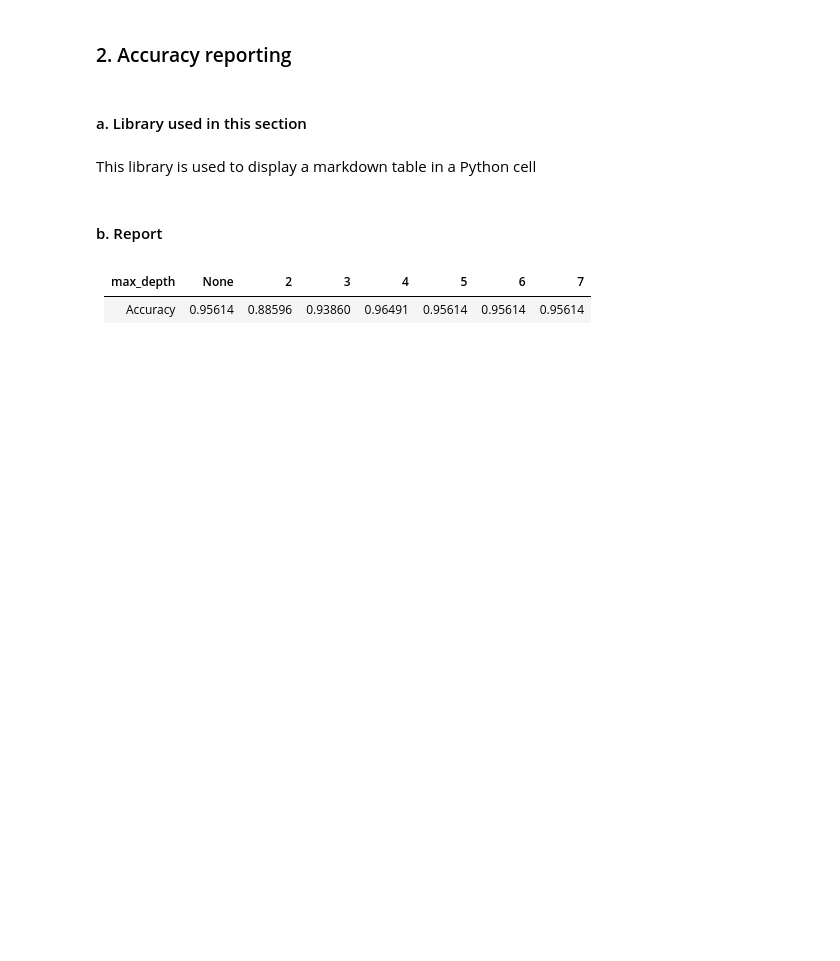
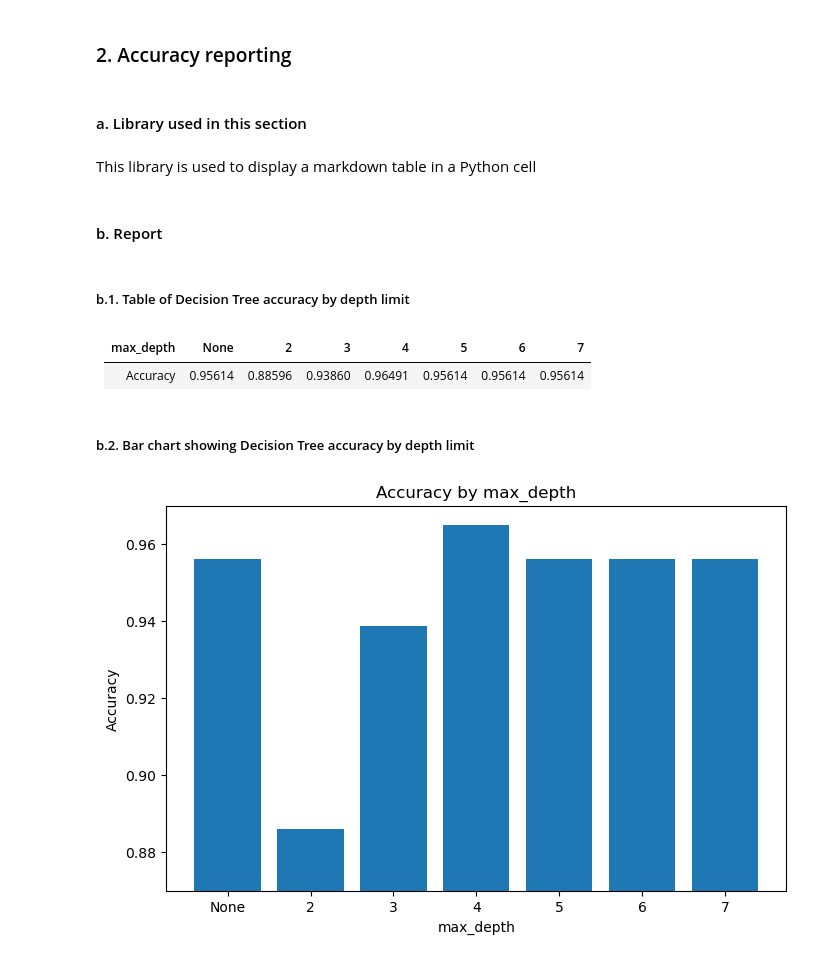
Before and after one commit to JackArrowden/DecisionTree_BreastCancerDataset, a Jupyter notebook: 22127486.ipynb, the cells around one changed output. Drawn from its saved outputs; the diff is of its cells as text; code cells hidden in the pictures; blank space fills up the shorter version.

```diff
--- a/22127486.ipynb
+++ b/22127486.ipynb
@@ -411,6 +411,8 @@ This library is used to display a markdown table in a Python cell
 from IPython.display import display, Markdown
 # %% [markdown]
 #### b. Report
+# %% [markdown]
+##### b.1. Table of Decision Tree accuracy by depth limit
 # %%
 accuracies = [accuracy1, accuracy2, accuracy3, accuracy4, accuracy5, accuracy6, accuracy7]
 
@@ -426,3 +428,25 @@ display(Markdown(table))
 | max_depth   | None | 2 | 3 | 4 | 5 | 6 | 7 |
 |:------------|:-----:|:---:|:---:|:---:|:---:|:---:|:---:|
 | Accuracy    | 0.95614 | 0.88596 | 0.93860 | 0.96491 | 0.95614 | 0.95614 | 0.95614 |
+# %% [markdown]
+##### b.2. Bar chart showing Decision Tree accuracy by depth limit
+# %%
+labels = ['None', '2', '3', '4', '5', '6', '7']
+values = [0.95614, 0.88596, 0.93860, 0.96491, 0.95614, 0.95614, 0.95614]
+
+minVal = min(values) * 10
+minVal = int((minVal - 0.1) * 10) / 100
+maxVal = max(values) * 10
+maxVal = int((maxVal + 0.1) * 10) / 100
+
+plt.figure(figsize=(8, 5))
+plt.bar(labels, values, color='#1F77B4')
+plt.ylim(minVal, maxVal)
+
+plt.title('Accuracy by max_depth')
+plt.xlabel('max_depth')
+plt.ylabel('Accuracy')
+
+plt.show()
+# %% [output]
+[figure, added]
```
